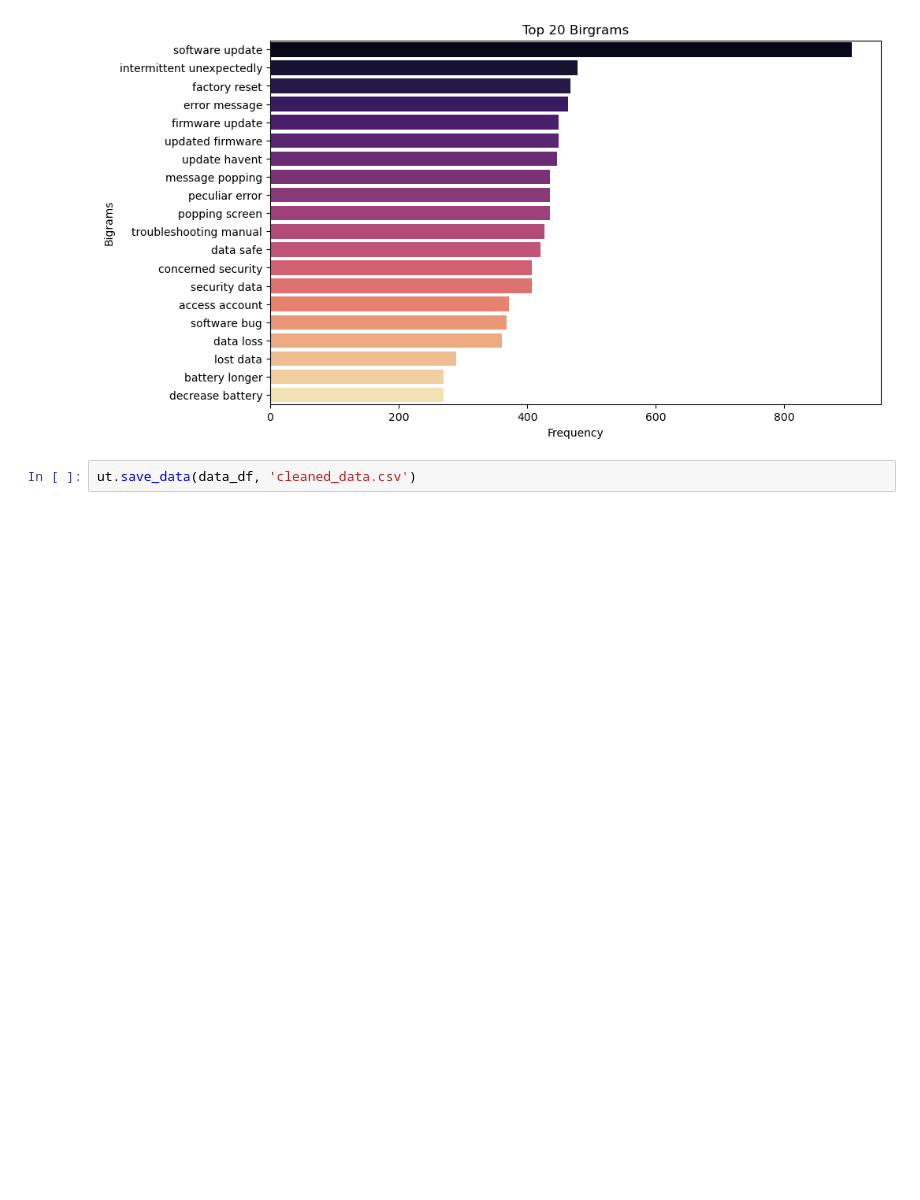
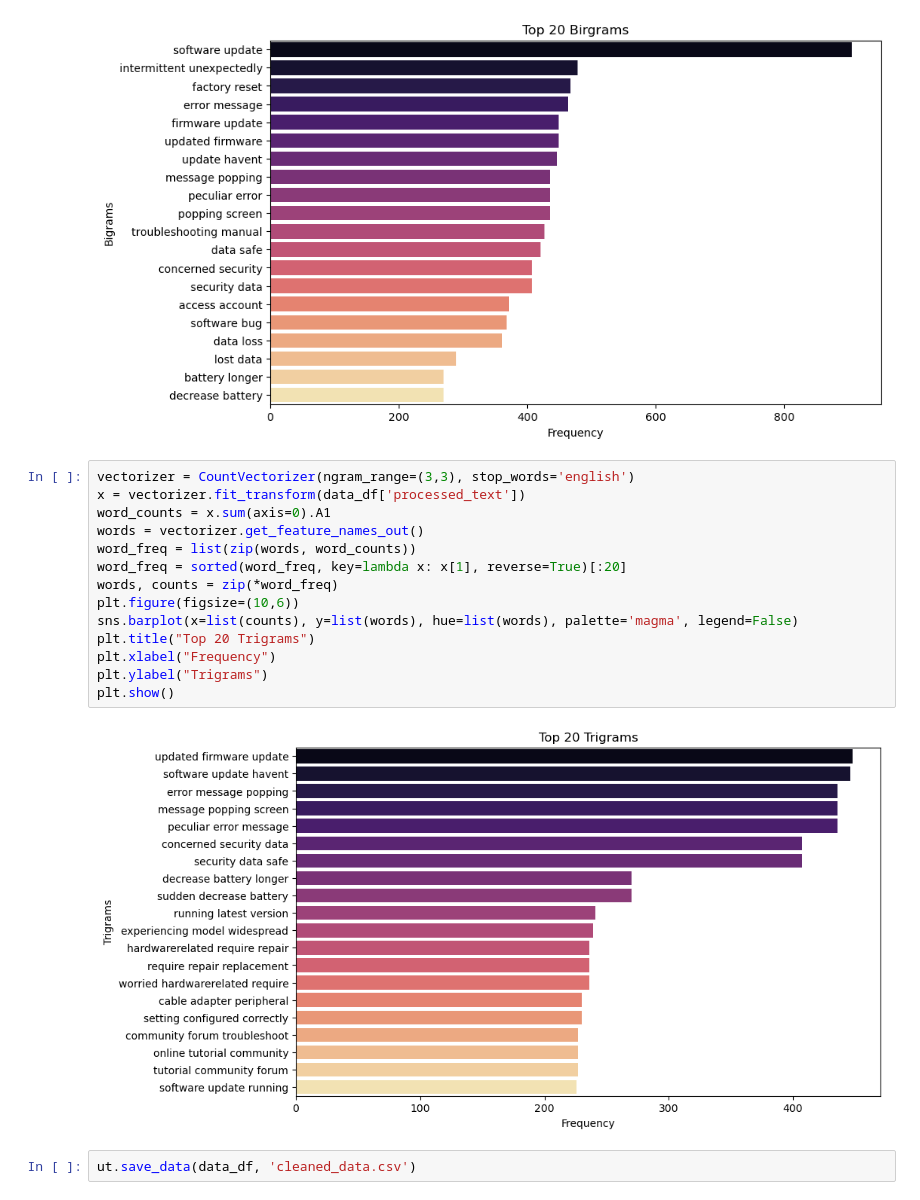
Before and after one commit to Razan-88/TextAnalytics-CW-Task4, a Jupyter notebook: analytics_pipeline/src/preprocessingAndModelling.ipynb, the cells around one changed output. Cells and saved outputs as stored; diff of their text form; blank space fills up the shorter version.

```diff
--- a/analytics_pipeline/src/preprocessingAndModelling.ipynb
+++ b/analytics_pipeline/src/preprocessingAndModelling.ipynb
@@ -159,6 +159,22 @@ plt.ylabel("Bigrams")
 plt.show()
 # %% [output]
 [figure]
+# %%
+vectorizer = CountVectorizer(ngram_range=(3,3), stop_words='english')
+x = vectorizer.fit_transform(data_df['processed_text'])
+word_counts = x.sum(axis=0).A1
+words = vectorizer.get_feature_names_out()
+word_freq = list(zip(words, word_counts))
+word_freq = sorted(word_freq, key=lambda x: x[1], reverse=True)[:20]
+words, counts = zip(*word_freq)
+plt.figure(figsize=(10,6))
+sns.barplot(x=list(counts), y=list(words), hue=list(words), palette='magma', legend=False)
+plt.title("Top 20 Trigrams")
+plt.xlabel("Frequency")
+plt.ylabel("Trigrams")
+plt.show()
+# %% [output]
+[figure, added]
 # %%
 ut.save_data(data_df, 'cleaned_data.csv')
 # %% [markdown]
```
Also changed, not shown: parts of 1 cell of this notebook.
